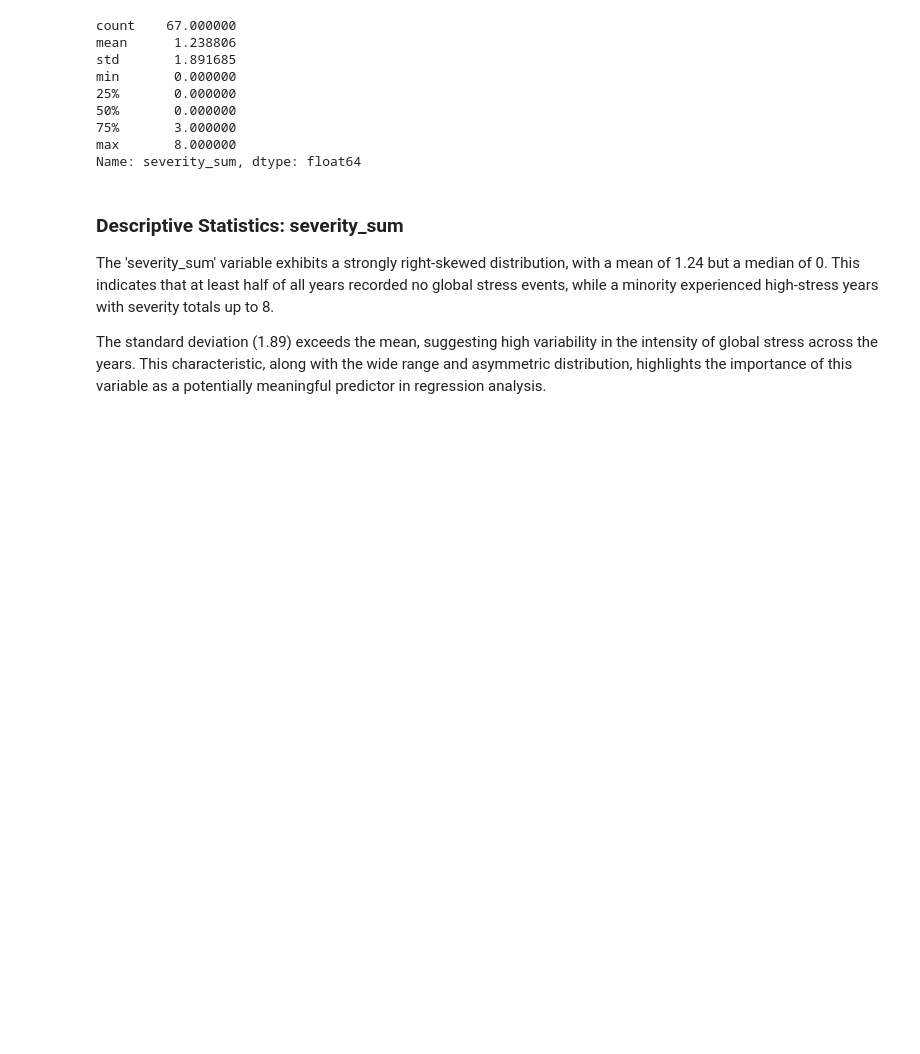
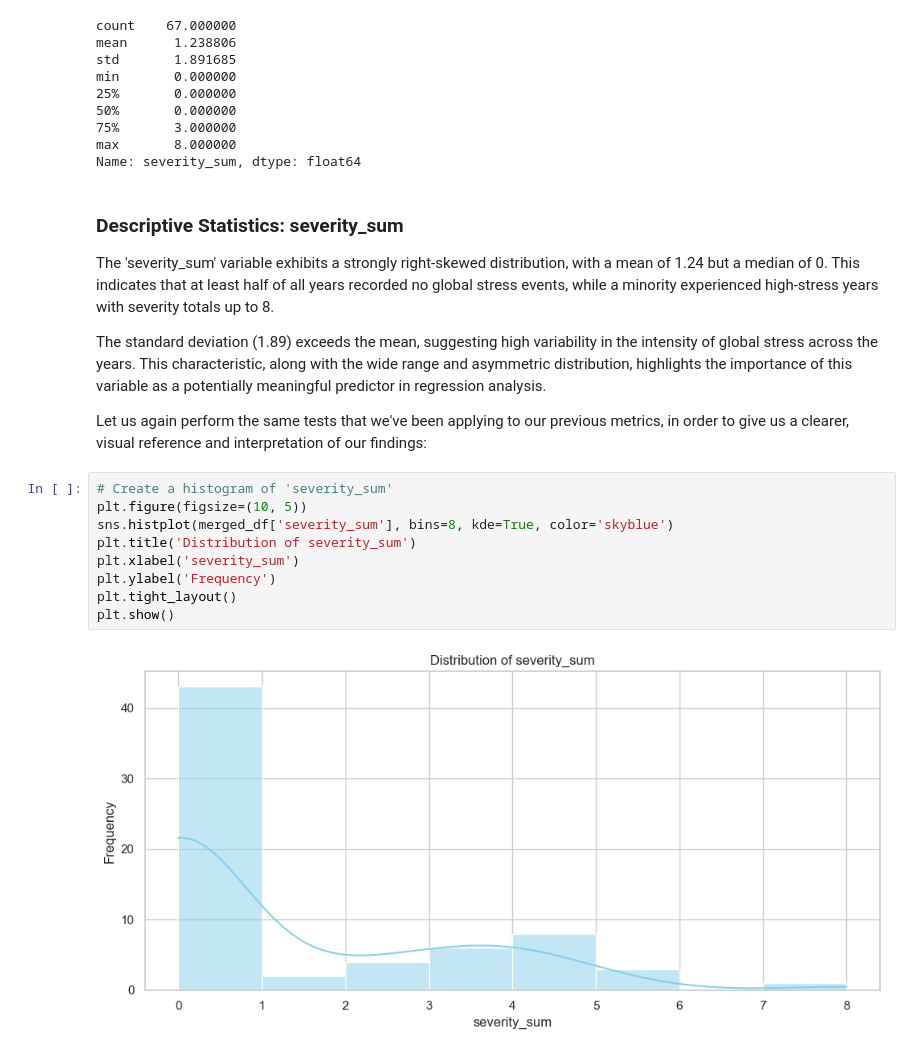
Before and after one commit to Richard-wv/stress_sighting_hypothesis, a Jupyter notebook: jupyter_notebooks/2_data_analysis.ipynb, the cells around one changed output. Drawn from its saved outputs; the diff is of its cells as text; blank space fills up the shorter version.

Commit message:
Add severity_sum normality tests to notebook

```diff
--- a/jupyter_notebooks/2_data_analysis.ipynb
+++ b/jupyter_notebooks/2_data_analysis.ipynb
@@ -184,3 +184,16 @@ Name: severity_sum, dtype: float64
 The 'severity_sum' variable exhibits a strongly right-skewed distribution, with a mean of 1.24 but a median of 0. This indicates that at least half of all years recorded no global stress events, while a minority experienced high-stress years with severity totals up to 8.
 
 The standard deviation (1.89) exceeds the mean, suggesting high variability in the intensity of global stress across the years. This characteristic, along with the wide range and asymmetric distribution, highlights the importance of this variable as a potentially meaningful predictor in regression analysis.
+
+Let us again perform the same tests that we've been applying to our previous metrics, in order to give us a clearer, visual reference and interpretation of our findings:
+# %%
+# Create a histogram of 'severity_sum'
+plt.figure(figsize=(10, 5))
+sns.histplot(merged_df['severity_sum'], bins=8, kde=True, color='skyblue')
+plt.title('Distribution of severity_sum')
+plt.xlabel('severity_sum')
+plt.ylabel('Frequency')
+plt.tight_layout()
+plt.show()
+# %% [output]
+[figure, added]
```
Also changed, not shown: parts of 6 cells of this notebook.
